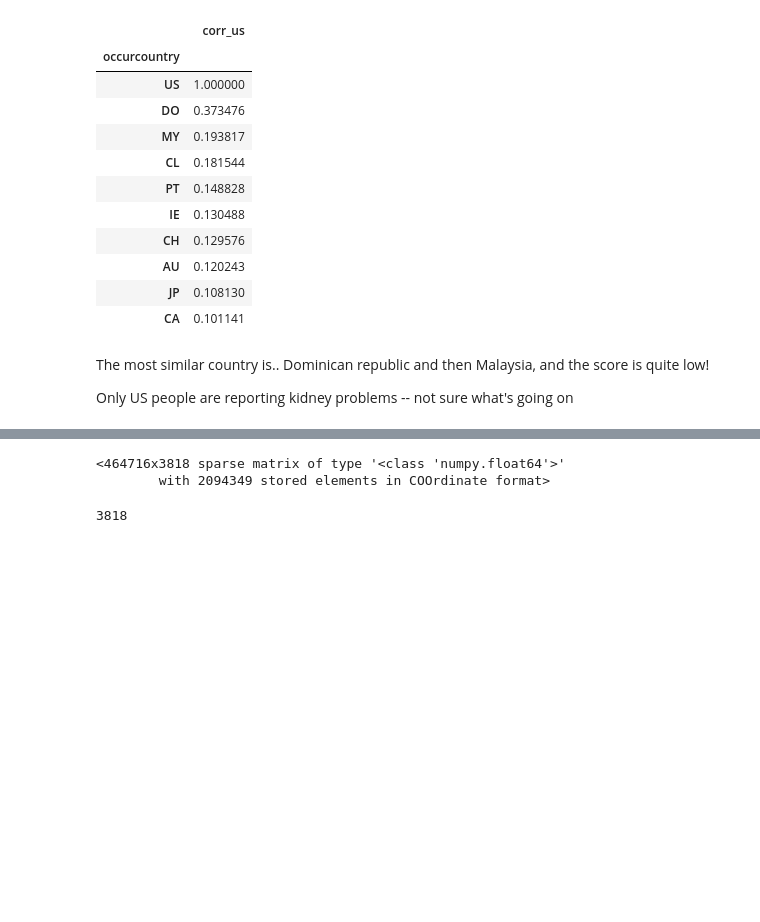
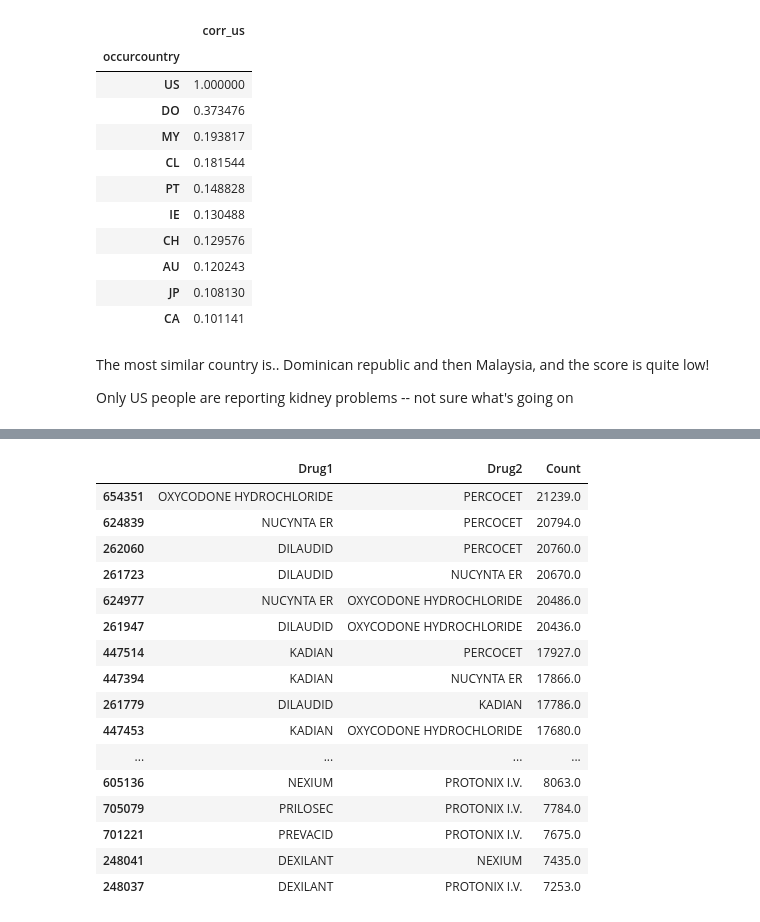
Before and after one commit to gangsteel/DataFdaDrugEvent, a Jupyter notebook: Exploration.ipynb, the cells around one changed output, grey strips where cells are left out. Saved outputs shown, nothing was run; the diff lists cells and outputs as text; code cells hidden in the pictures; blank space fills up the shorter version.

```diff
--- a/Exploration.ipynb
+++ b/Exploration.ipynb
@@ -164,9 +168,31 @@ corr_matrix = coo_matrix((ones, (id_idx, bn_idx)))
-# %%
-corr_matrix
-# %% [output]
-<464716x3818 sparse matrix of type '<class 'numpy.float64'>'
-        with 2094349 stored elements in COOrdinate format>
-# %%
-len(bn_le.classes_)
-# %% [output]
-3818
+# %%
+drug_corr = corr_matrix.T * corr_matrix  # Each element is the number of occurences of a pair of drugs
+drug_corr_coo = drug_corr.tocoo()
+r, c, d = drug_corr_coo.row, drug_corr_coo.col, drug_corr_coo.data
+drug_corr_df = pd.DataFrame({'Drug1': r, 'Drug2': c, 'Count': d})
+
+# Remove pairs of the same drug, and note the matrix is symmetric
+drug_corr_df = drug_corr_df.loc[drug_corr_df['Drug1'] < drug_corr_df['Drug2'], :]
+drug_corr_df = drug_corr_df.sort_values(by='Count', ascending=False)
+drug_corr_df['Drug1'] = bn_le.inverse_transform(drug_corr_df['Drug1'].values)
+drug_corr_df['Drug2'] = bn_le.inverse_transform(drug_corr_df['Drug2'].values)
+# %%
+drug_corr_df.head(20)
+# %% [output]
+|  | Drug1 | Drug2 | Count |
+| 654351 | OXYCODONE HYDROCHLORIDE | PERCOCET | 21239.0 |
+| 624839 | NUCYNTA ER | PERCOCET | 20794.0 |
+| 262060 | DILAUDID | PERCOCET | 20760.0 |
+| 261723 | DILAUDID | NUCYNTA ER | 20670.0 |
+| 624977 | NUCYNTA ER | OXYCODONE HYDROCHLORIDE | 20486.0 |
+| 261947 | DILAUDID | OXYCODONE HYDROCHLORIDE | 20436.0 |
+| 447514 | KADIAN | PERCOCET | 17927.0 |
+| 447394 | KADIAN | NUCYNTA ER | 17866.0 |
+| 261779 | DILAUDID | KADIAN | 17786.0 |
+| 447453 | KADIAN | OXYCODONE HYDROCHLORIDE | 17680.0 |
+| ... | ... | ... | ... |
+| 605136 | NEXIUM | PROTONIX I.V. | 8063.0 |
+| 705079 | PRILOSEC | PROTONIX I.V. | 7784.0 |
+| 701221 | PREVACID | PROTONIX I.V. | 7675.0 |
+| 248041 | DEXILANT | NEXIUM | 7435.0 |
+| 248037 | DEXILANT | PROTONIX I.V. | 7253.0 |
```
Also changed, not shown: parts of 5 cells of this notebook.
